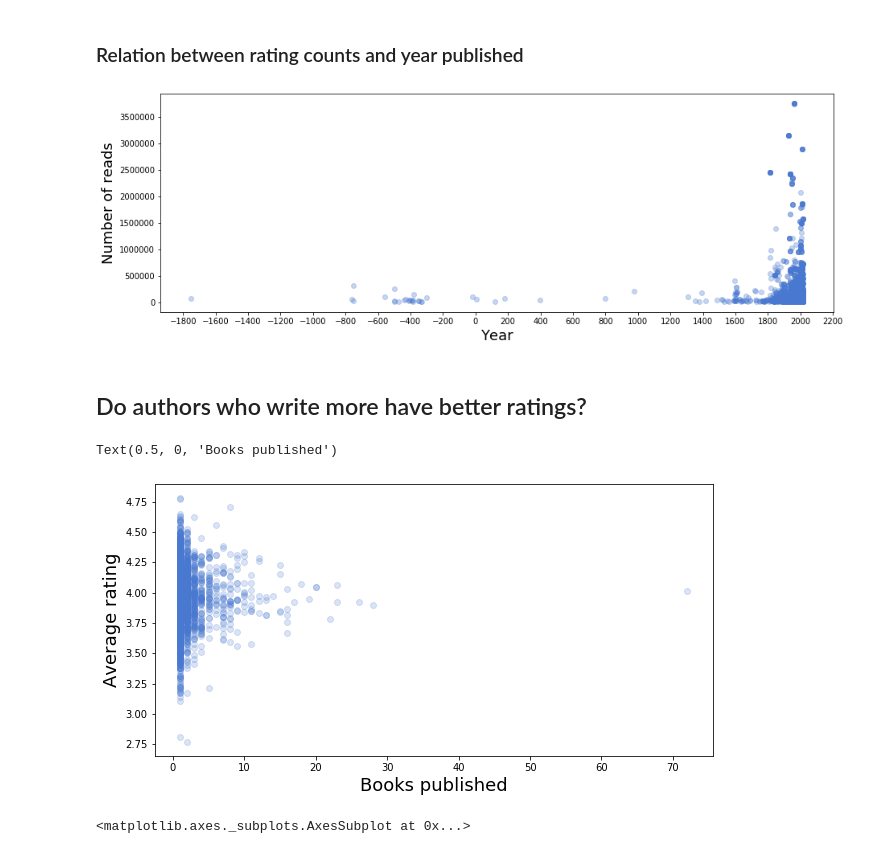
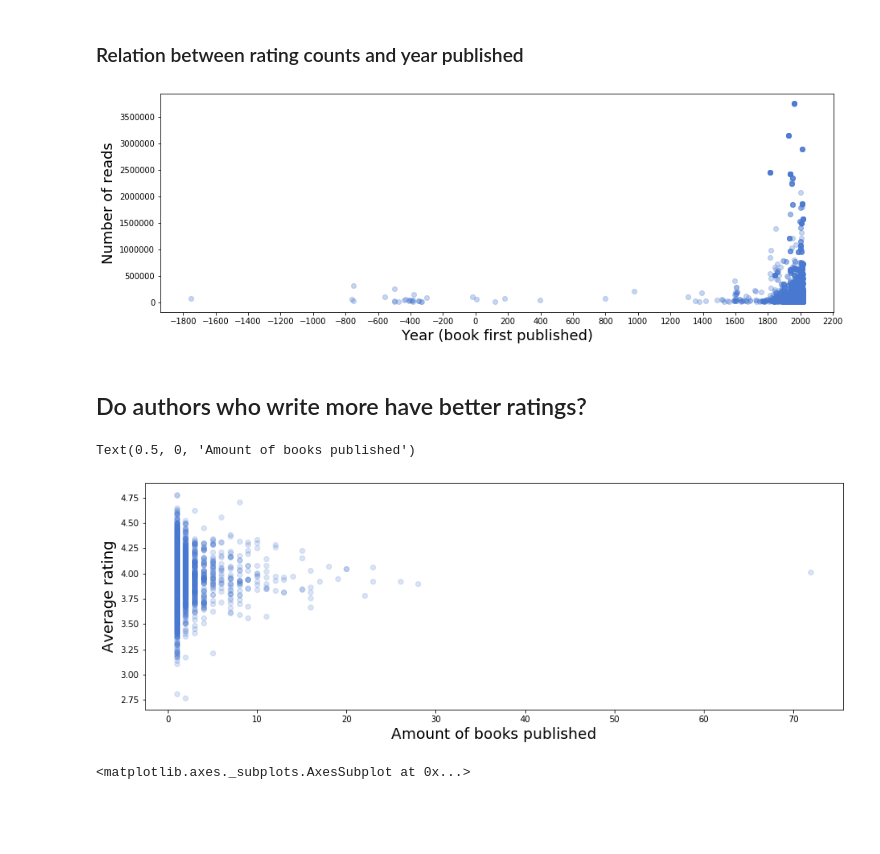
Before and after one commit to mjvsilva/Project-Week-4, a Jupyter notebook: your-project/analysing.ipynb, the cells around one changed output. Drawn from its saved outputs; the diff is of its cells as text; code cells hidden in the pictures; blank space fills up the shorter version.

```diff
--- a/your-project/analysing.ipynb
+++ b/your-project/analysing.ipynb
@@ -148,10 +148,10 @@ plt.scatter(data=ds_yr, x="original_publication_year", y="book_rating_count", al
 fig = plt.gcf()
 fig.set_size_inches(15,5)
 plt.ylabel("Number of reads", fontsize=18)
-plt.xlabel("Year", fontsize=18)
+plt.xlabel("Year (book first published)", fontsize=18)
 plt.locator_params(axis='x', nbins=30)
 # %% [output]
-[figure, old version]
+[figure, new version]
 # %% [markdown]
 ## Do authors who write more have better ratings?
 # %%
@@ -160,12 +160,12 @@ ds_au.sort_values(by="book_title", ascending=True, inplace=True)
 # %%
 plt.scatter(data=ds_au, x="book_title", y="book_rating", alpha=0.2)#, hue="book_rating_count")
 fig = plt.gcf()
-fig.set_size_inches(10,5)
+fig.set_size_inches(15,5)
 plt.ylabel("Average rating", fontsize=18)
-plt.xlabel("Books published", fontsize=18)
+plt.xlabel("Amount of books published", fontsize=18)
 # %% [output]
-Text(0.5, 0, 'Books published')
+Text(0.5, 0, 'Amount of books published')
-[figure, old version]
+[figure, new version]
 # %%
 ds_au.plot.scatter(x="book_title", y="book_rating_count", alpha=0.1)
 # %% [output]
```
Also changed, not shown: 3 other files.
